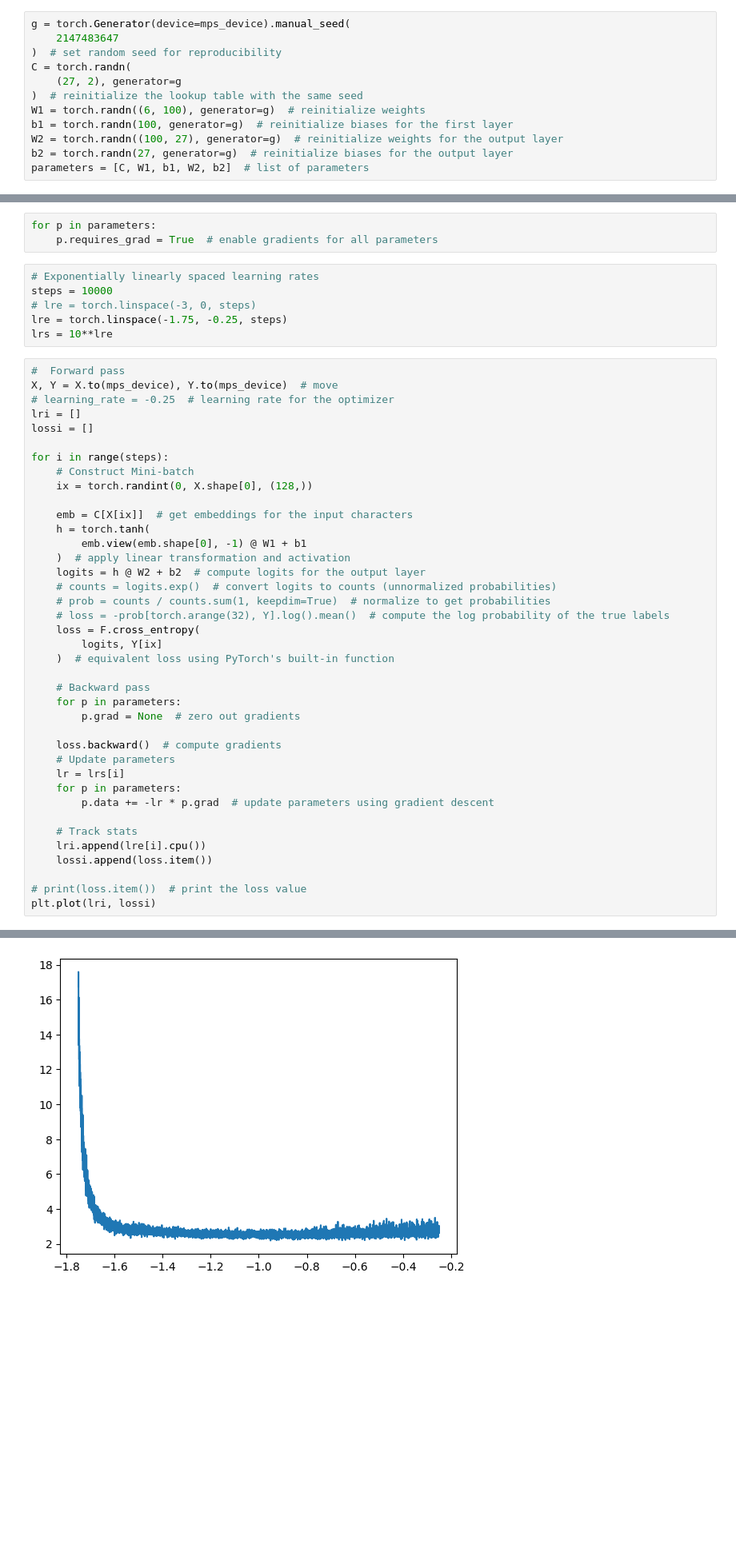
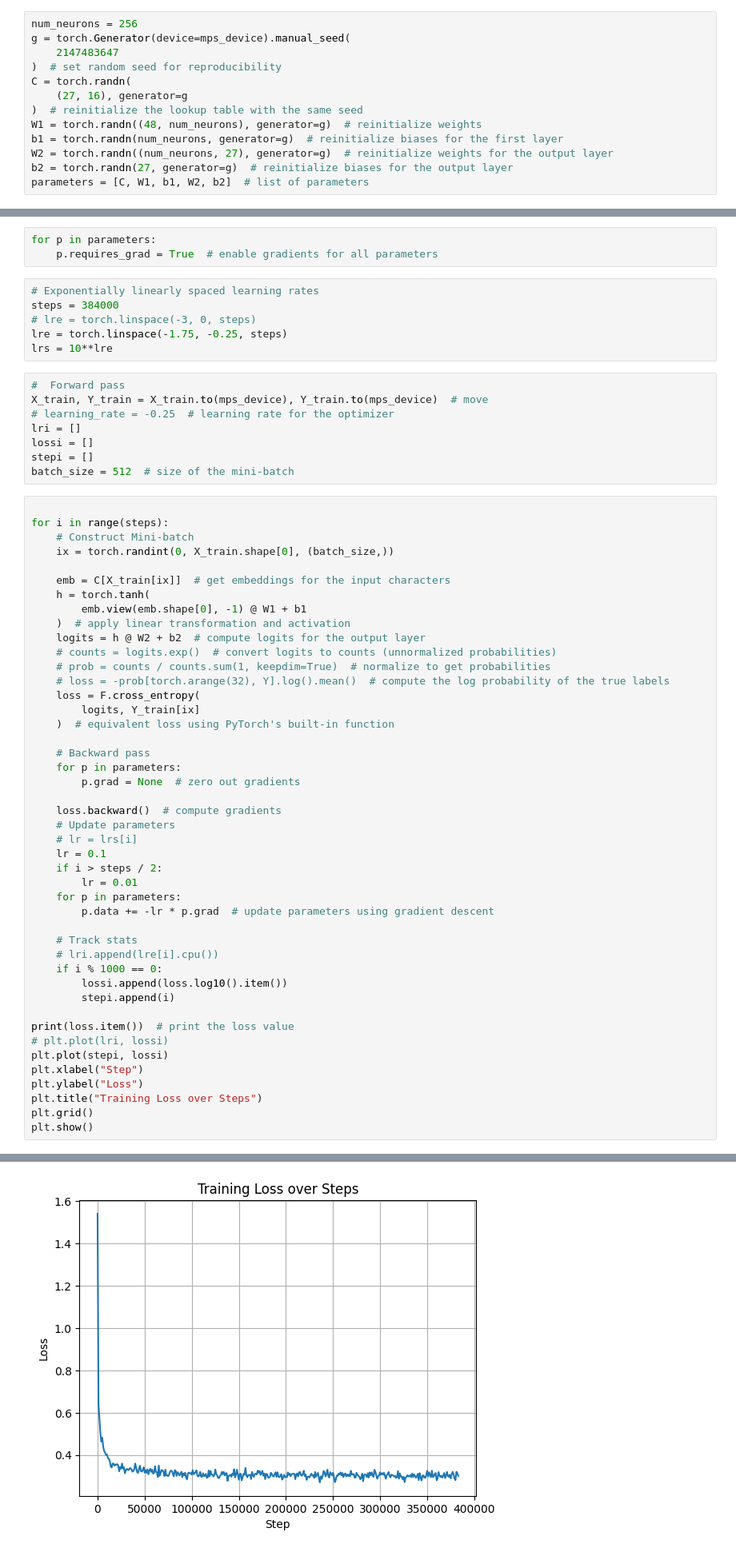
Before and after one commit to Zireael26/karpathy-makemore, a Jupyter notebook: makemore_mlp.ipynb, the cells around one changed output, grey strips where cells are left out. Shown at 80% size. Drawn from its saved outputs; the diff is of its cells as text; blank space fills up the shorter version.

```diff
--- a/makemore_mlp.ipynb
+++ b/makemore_mlp.ipynb
@@ -104,15 +128,16 @@ X.shape, Y.shape
 # %% [output]
 (torch.Size([228146, 3]), torch.Size([228146]))
 # %%
+num_neurons = 256
 g = torch.Generator(device=mps_device).manual_seed(
     2147483647
 )  # set random seed for reproducibility
 C = torch.randn(
-    (27, 2), generator=g
+    (27, 16), generator=g
 )  # reinitialize the lookup table with the same seed
-W1 = torch.randn((6, 100), generator=g)  # reinitialize weights
-b1 = torch.randn(100, generator=g)  # reinitialize biases for the first layer
-W2 = torch.randn((100, 27), generator=g)  # reinitialize weights for the output layer
+W1 = torch.randn((48, num_neurons), generator=g)  # reinitialize weights
+b1 = torch.randn(num_neurons, generator=g)  # reinitialize biases for the first layer
+W2 = torch.randn((num_neurons, 27), generator=g)  # reinitialize weights for the output layer
 b2 = torch.randn(27, generator=g)  # reinitialize biases for the output layer
 parameters = [C, W1, b1, W2, b2]  # list of parameters
 # %%
@@ -124,22 +149,25 @@ for p in parameters:
     p.requires_grad = True  # enable gradients for all parameters
 # %%
 # Exponentially linearly spaced learning rates
-steps = 10000
+steps = 384000
 # lre = torch.linspace(-3, 0, steps)
 lre = torch.linspace(-1.75, -0.25, steps)
 lrs = 10**lre
+# %%
+#  Forward pass
+X_train, Y_train = X_train.to(mps_device), Y_train.to(mps_device)  # move
+# learning_rate = -0.25  # learning rate for the optimizer
+lri = []
+lossi = []
+stepi = []
+batch_size = 512  # size of the mini-batch
 # %%
-#  Forward pass
-X, Y = X.to(mps_device), Y.to(mps_device)  # move
-# learning_rate = -0.25  # learning rate for the optimizer
-lri = []
-lossi = []
 
 for i in range(steps):
     # Construct Mini-batch
-    ix = torch.randint(0, X.shape[0], (128,))
+    ix = torch.randint(0, X_train.shape[0], (batch_size,))
 
-    emb = C[X[ix]]  # get embeddings for the input characters
+    emb = C[X_train[ix]]  # get embeddings for the input characters
     h = torch.tanh(
         emb.view(emb.shape[0], -1) @ W1 + b1
     )  # apply linear transformation and activation
@@ -148,7 +176,7 @@ for i in range(steps):
     # prob = counts / counts.sum(1, keepdim=True)  # normalize to get probabilities
     # loss = -prob[torch.arange(32), Y].log().mean()  # compute the log probability of the true labels
     loss = F.cross_entropy(
-        logits, Y[ix]
+        logits, Y_train[ix]
     )  # equivalent loss using PyTorch's built-in function
 
     # Backward pass
@@ -157,14 +185,25 @@ for i in range(steps):
 
     loss.backward()  # compute gradients
     # Update parameters
-    lr = lrs[i]
+    # lr = lrs[i]
+    lr = 0.1
+    if i > steps / 2:
+        lr = 0.01
     for p in parameters:
         p.data += -lr * p.grad  # update parameters using gradient descent
 
     # Track stats
-    lri.append(lre[i].cpu())
-    lossi.append(loss.item())
+    # lri.append(lre[i].cpu())
+    if i % 1000 == 0:
+        lossi.append(loss.log10().item())
+        stepi.append(i)
 
-# print(loss.item())  # print the loss value
-plt.plot(lri, lossi)
+print(loss.item())  # print the loss value
+# plt.plot(lri, lossi)
+plt.plot(stepi, lossi)
+plt.xlabel("Step")
+plt.ylabel("Loss")
+plt.title("Training Loss over Steps")
+plt.grid()
+plt.show()
 # %% [output]
@@ -172 +211 @@ plt.plot(lri, lossi)
-[figure, old version]
+[figure, new version]
```
Also changed, not shown: parts of 11 cells of this notebook.
